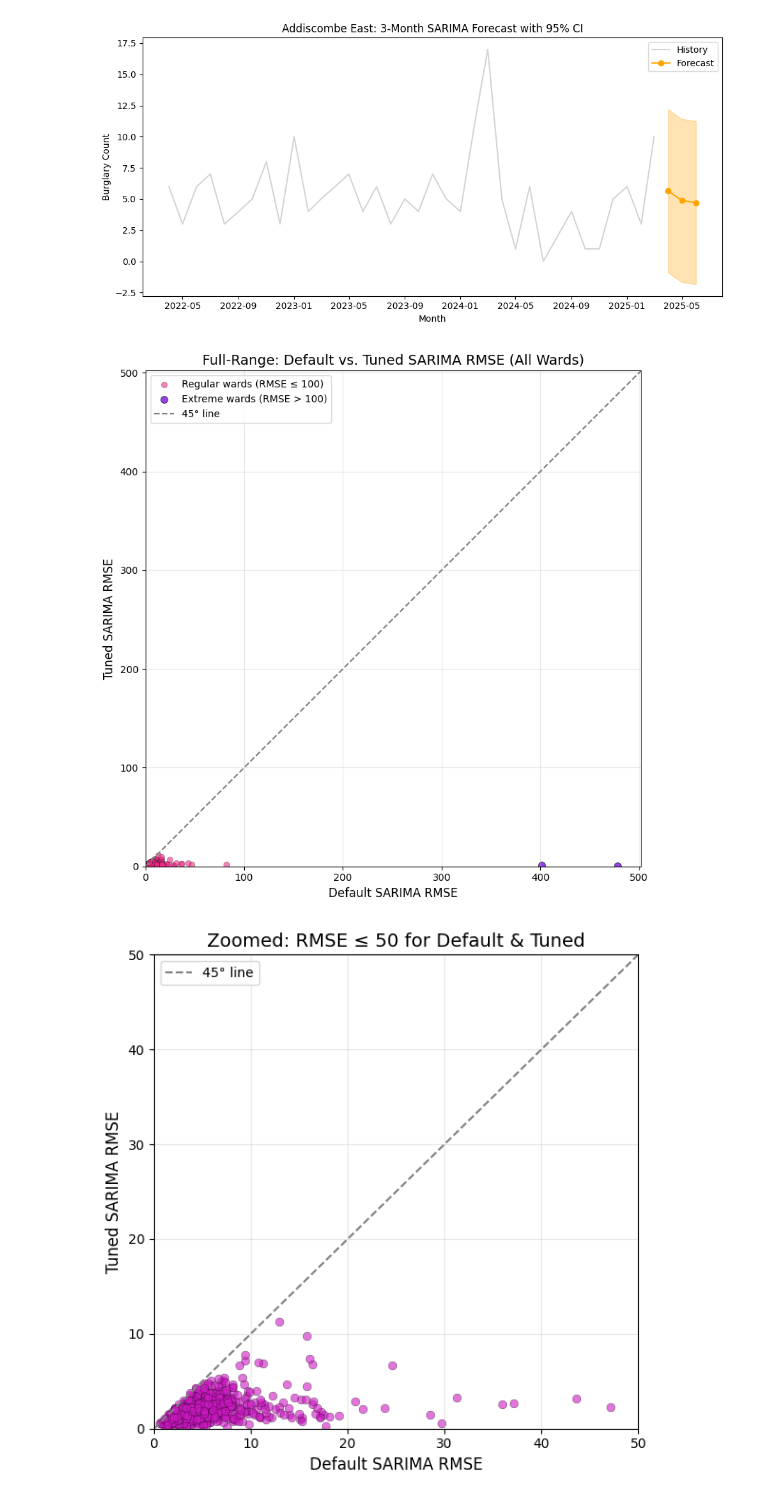
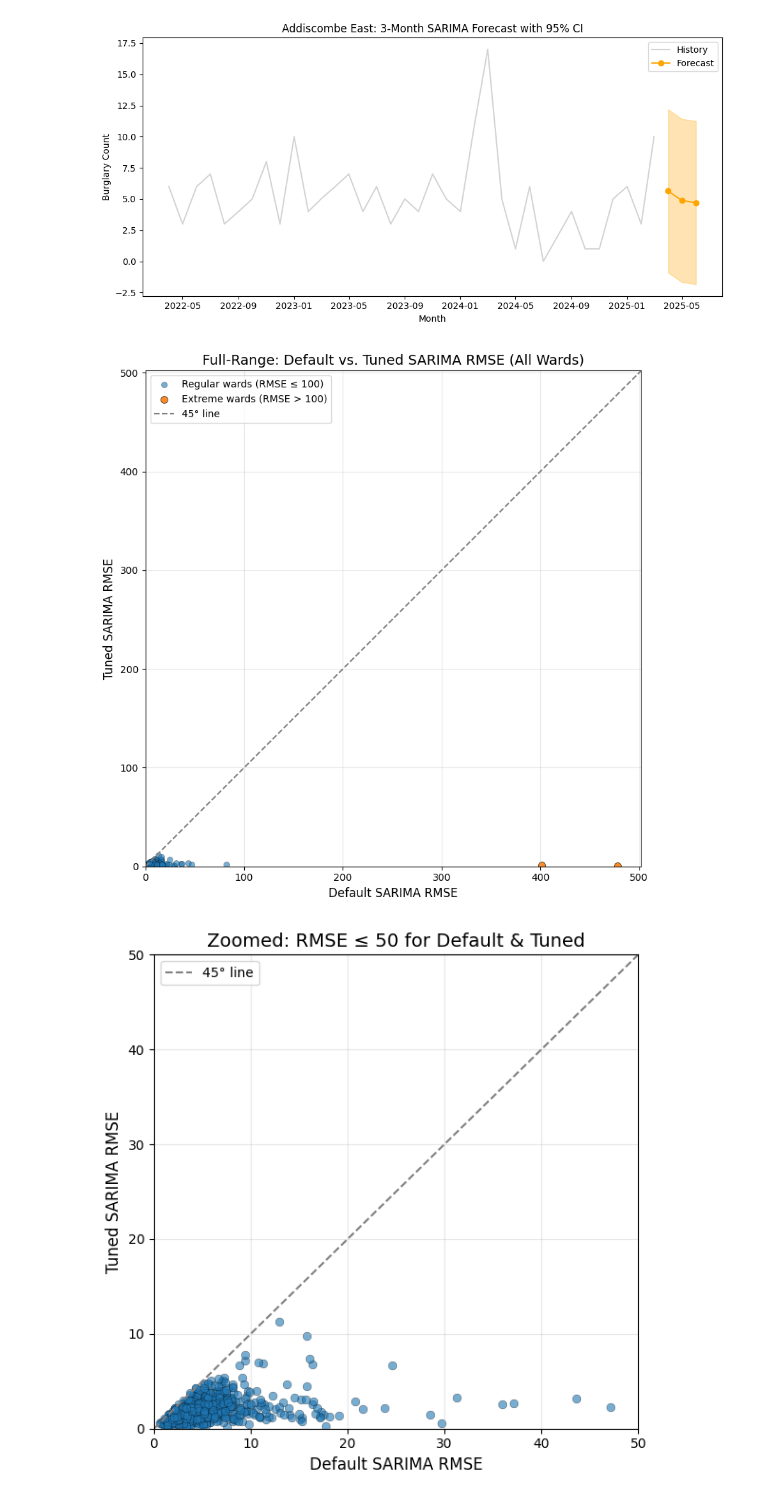
Before and after one commit to NikiPanayotov04/CBL---data-science-project, a Jupyter notebook: src/Sarima.ipynb, the cells around one changed output. Saved outputs shown, nothing was run; the diff lists cells and outputs as text; code cells hidden in the pictures.

```diff
--- a/src/Sarima.ipynb
+++ b/src/Sarima.ipynb
@@ -225,6 +225,8 @@ for _, row in wards.iterrows():
 
     ts = df[(df["Ward name"] == ward_name) & (df["Ward code"] == ward_code)]
     ts = ts.sort_values("Month").set_index("Month")["burglary_count"]
+
+    ts = ts.resample("M").sum().fillna(0)
 
     if len(ts) < 24:
         continue
@@ -430,7 +432,7 @@ plt.show()
 import matplotlib.pyplot as plt
 import numpy as np
 
-#  Identify extreme outliers with Default_RMSE > 100 or Tuned_RMSE > 100
+# Identify extreme outliers with Default_RMSE > 100 or Tuned_RMSE > 100
 OUTLIER_THRESHOLD = 100
 mask_outliers = (
     (results_df["Default_RMSE"] > OUTLIER_THRESHOLD) |
@@ -439,15 +441,9 @@ mask_outliers = (
 outliers = results_df[mask_outliers]
 non_outliers = results_df[~mask_outliers]
 
-# Generate random colors for non‐outliers and outliers
-color_non_outliers = np.random.rand(3,)
-color_outliers     = np.random.rand(3,)
-
-# 2) Plot full‐range scatter, with random colors and no annotations
 max_full = results_df[["Default_RMSE", "Tuned_RMSE"]].max().max() * 1.05
 
 plt.figure(figsize=(8, 8))
-# Non‐outliers in a random color
 plt.scatter(
     non_outliers["Default_RMSE"],
     non_outliers["Tuned_RMSE"],
@@ -455,10 +451,9 @@ plt.scatter(
     s=35,
     edgecolor="k",
     linewidth=0.3,
-    label=f"Regular wards (RMSE ≤ {OUTLIER_THRESHOLD})",
-    color=color_non_outliers
+    label=f"Regular wards (RMSE ≤ {OUTLIER_THRESHOLD})"
 )
-# Outliers in a different random color
+# Outliers (next color in the default cycle)
 plt.scatter(
     outliers["Default_RMSE"],
     outliers["Tuned_RMSE"],
@@ -466,8 +461,7 @@ plt.scatter(
     s=50,
     edgecolor="k",
     linewidth=0.5,
-    label=f"Extreme wards (RMSE > {OUTLIER_THRESHOLD})",
-    color=color_outliers
+    label=f"Extreme wards (RMSE > {OUTLIER_THRESHOLD})"
 )
 
 # Draw the 45° reference line
@@ -483,17 +477,13 @@ plt.grid(alpha=0.3)
 plt.tight_layout()
 plt.show()
 
-
-#Zoomed‐in scatter for the majority of wards (RMSE ≤ 50)
+# Zoomed‐in scatter for the majority of wards (RMSE ≤ 50)
 ZOOM_LIMIT = 50
 zoom_mask = (
     (results_df["Default_RMSE"] <= ZOOM_LIMIT) &
     (results_df["Tuned_RMSE"]   <= ZOOM_LIMIT)
 )
 zoom_df = results_df[zoom_mask]
-
-# Generate another random color for the zoomed points
-color_zoom = np.random.rand(3,)
 
 plt.figure(figsize=(6, 6))
 plt.scatter(
@@ -502,38 +492,36 @@ plt.scatter(
     alpha=0.6,
     s=40,
     edgecolor="k",
-    linewidth=0.3,
-    color=color_zoom
+    linewidth=0.3
 )
 
 # 45° reference line in zoomed plot
 plt.plot([0, ZOOM_LIMIT], [0, ZOOM_LIMIT], "--", color="gray", label="45° line")
 
 plt.xlim(0, ZOOM_LIMIT)
 plt.ylim(0, ZOOM_LIMIT)
 plt.xlabel("Default SARIMA RMSE", fontsize=12)
 plt.ylabel("Tuned SARIMA RMSE", fontsize=12)
 plt.title(f"Zoomed: RMSE ≤ {ZOOM_LIMIT} for Default & Tuned", fontsize=14)
 plt.legend(loc="upper left", fontsize=10)
 plt.grid(alpha=0.3)
 plt.tight_layout()
 plt.show()
 
 
-# Histogram of RMSE improvements (zoomed on –5 to 50) with random color
+# Histogram of improvements (Default_RMSE - Tuned_RMSE)
 improvements = results_df["Default_RMSE"] - results_df["Tuned_RMSE"]
-color_hist = np.random.rand(3,)
 
 plt.figure(figsize=(8, 4))
-plt.hist(improvements, bins=np.arange(-5, 51, 1), edgecolor="k", alpha=0.75, color=color_hist)
+plt.hist(improvements, bins=np.arange(-5, 51, 1), edgecolor="k", alpha=0.75)
 plt.axvline(0, color="gray", linestyle="--", label="No Improvement")
 plt.xlim(-5, 50)
 plt.xlabel("RMSE Improvement (Default – Tuned)", fontsize=12)
 plt.ylabel("Number of Wards", fontsize=12)
-plt.title("Zoomed: Distribution of RMSE Improvements (–5 to 50)", fontsize=14)
+plt.title("Zoomed: Distribution of RMSE Improvements", fontsize=14)
 plt.legend(fontsize=10)
 plt.tight_layout()
 plt.show()
 # %% [output]
-[figure, old version]
+[figure, new version]
-[figure, old version]
+[figure, new version]
```
Also changed, not shown: parts of 1 cell of this notebook.
